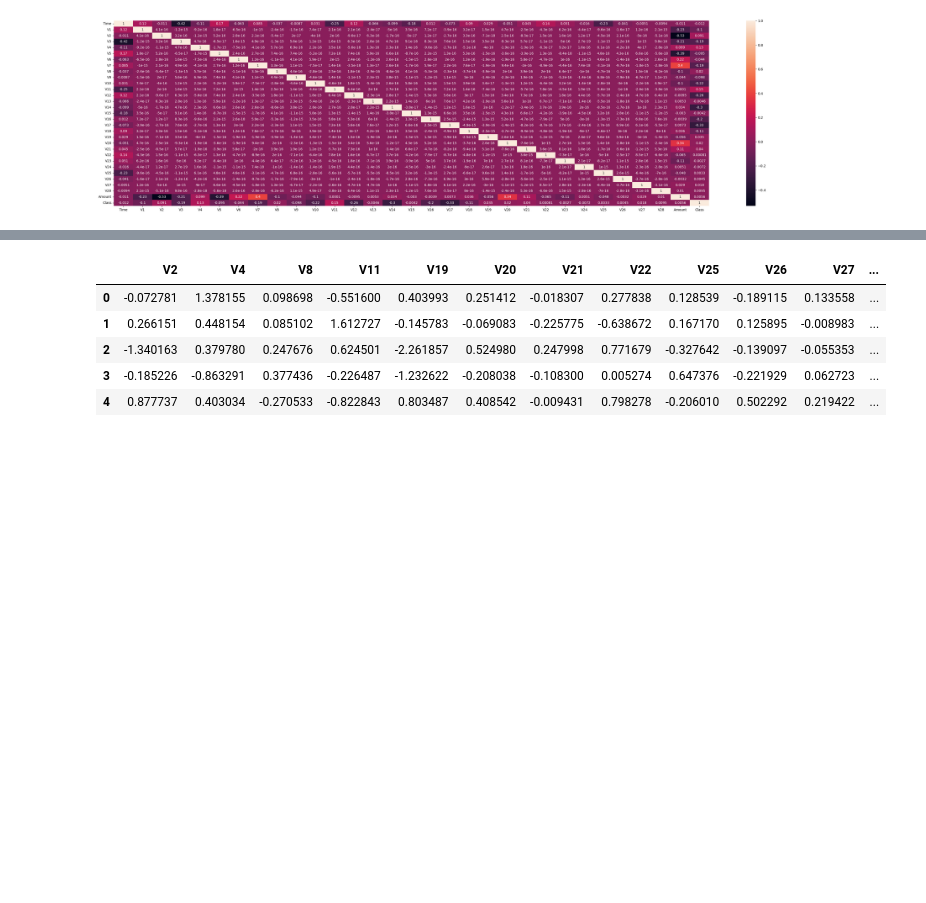
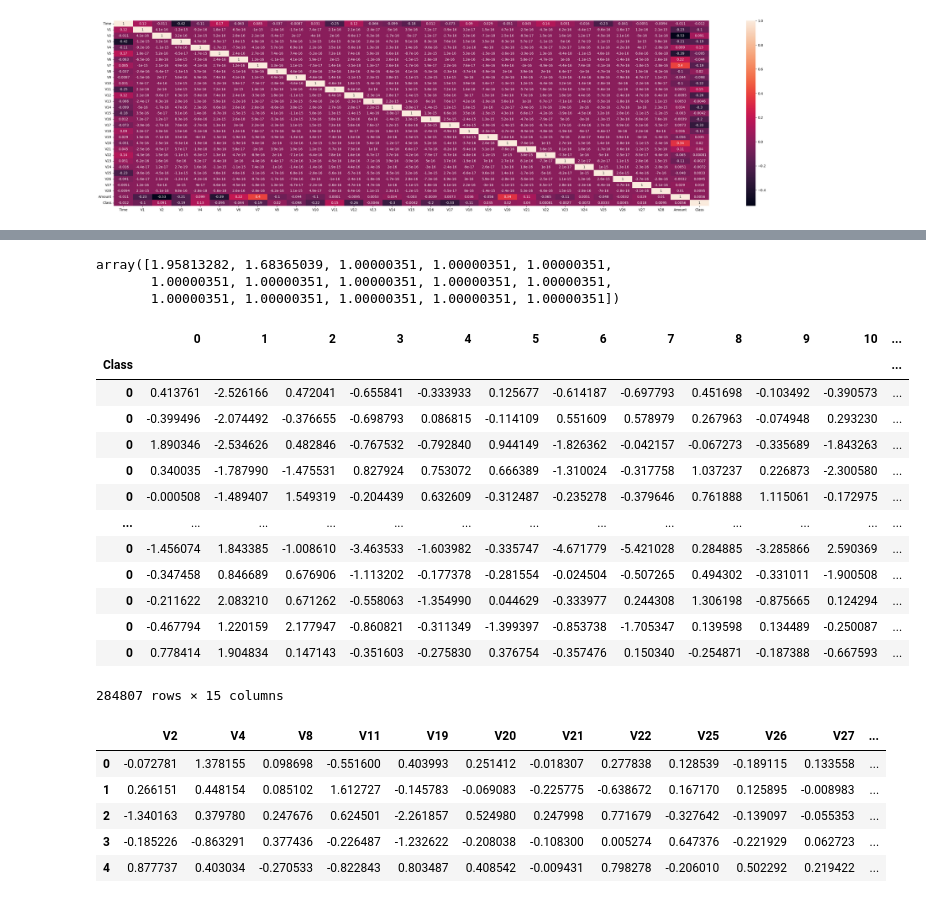
Before and after one commit to jroshanjha/Data-Analaytics-Project, a Jupyter notebook: Credit_card.ipynb, the cells around one changed output, grey strips where cells are left out. Saved outputs shown, nothing was run; the diff lists cells and outputs as text; code cells hidden in the pictures; blank space fills up the shorter version.

```diff
--- a/Credit_card.ipynb
+++ b/Credit_card.ipynb
@@ -370,0 +413,3 @@ sns.heatmap(new_df.corr(),annot=True)
+# %%
+Y = new_df.iloc[:,-1]
+Y.head()
@@ -371,3 +493,28 @@ sns.heatmap(new_df.corr(),annot=True)
+# %%
+pca.explained_variance_
+# %% [output]
+array([1.95813282, 1.68365039, 1.00000351, 1.00000351, 1.00000351,
+       1.00000351, 1.00000351, 1.00000351, 1.00000351, 1.00000351,
+       1.00000351, 1.00000351, 1.00000351, 1.00000351, 1.00000351])
+# %%
+df_new = pd.DataFrame(X_pca,Y)
+# %%
+df_new
+# %% [output]
+|  | 0 | 1 | 2 | 3 | 4 | 5 | 6 | 7 | 8 | 9 | 10 | ... |
+| Class |  |  |  |  |  |  |  |  |  |  |  | ... |
+| 0 | 0.413761 | -2.526166 | 0.472041 | -0.655841 | -0.333933 | 0.125677 | -0.614187 | -0.697793 | 0.451698 | -0.103492 | -0.390573 | ... |
+| 0 | -0.399496 | -2.074492 | -0.376655 | -0.698793 | 0.086815 | -0.114109 | 0.551609 | 0.578979 | 0.267963 | -0.074948 | 0.293230 | ... |
+| 0 | 1.890346 | -2.534626 | 0.482846 | -0.767532 | -0.792840 | 0.944149 | -1.826362 | -0.042157 | -0.067273 | -0.335689 | -1.843263 | ... |
+| 0 | 0.340035 | -1.787990 | -1.475531 | 0.827924 | 0.753072 | 0.666389 | -1.310024 | -0.317758 | 1.037237 | 0.226873 | -2.300580 | ... |
+| 0 | -0.000508 | -1.489407 | 1.549319 | -0.204439 | 0.632609 | -0.312487 | -0.235278 | -0.379646 | 0.761888 | 1.115061 | -0.172975 | ... |
+| ... | ... | ... | ... | ... | ... | ... | ... | ... | ... | ... | ... | ... |
+| 0 | -1.456074 | 1.843385 | -1.008610 | -3.463533 | -1.603982 | -0.335747 | -4.671779 | -5.421028 | 0.284885 | -3.285866 | 2.590369 | ... |
+| 0 | -0.347458 | 0.846689 | 0.676906 | -1.113202 | -0.177378 | -0.281554 | -0.024504 | -0.507265 | 0.494302 | -0.331011 | -1.900508 | ... |
+| 0 | -0.211622 | 2.083210 | 0.671262 | -0.558063 | -1.354990 | 0.044629 | -0.333977 | 0.244308 | 1.306198 | -0.875665 | 0.124294 | ... |
+| 0 | -0.467794 | 1.220159 | 2.177947 | -0.860821 | -0.311349 | -1.399397 | -0.853738 | -1.705347 | 0.139598 | 0.134489 | -0.250087 | ... |
+| 0 | 0.778414 | 1.904834 | 0.147143 | -0.351603 | -0.275830 | 0.376754 | -0.357476 | 0.150340 | -0.254871 | -0.187388 | -0.667593 | ... |
+284807 rows × 15 columns
 # %%
 # Time, V1,V3,V5,V6,V7,V9,V10,V12,13,14,15,16,17,18,23,24
 # 0.1 -> V1,V3,7,10,12,14,16,17,18
```
Also changed, not shown: parts of 55 cells of this notebook.
